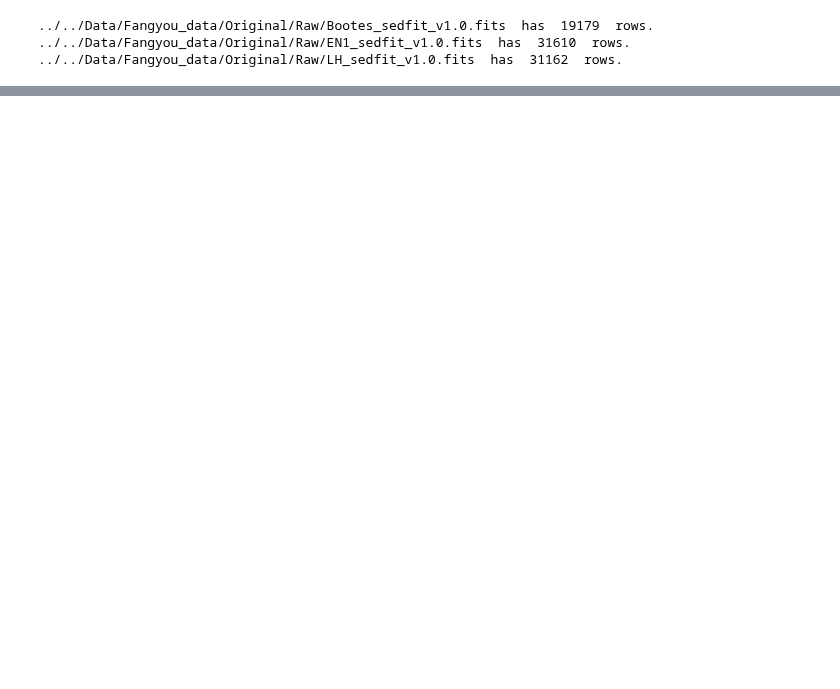
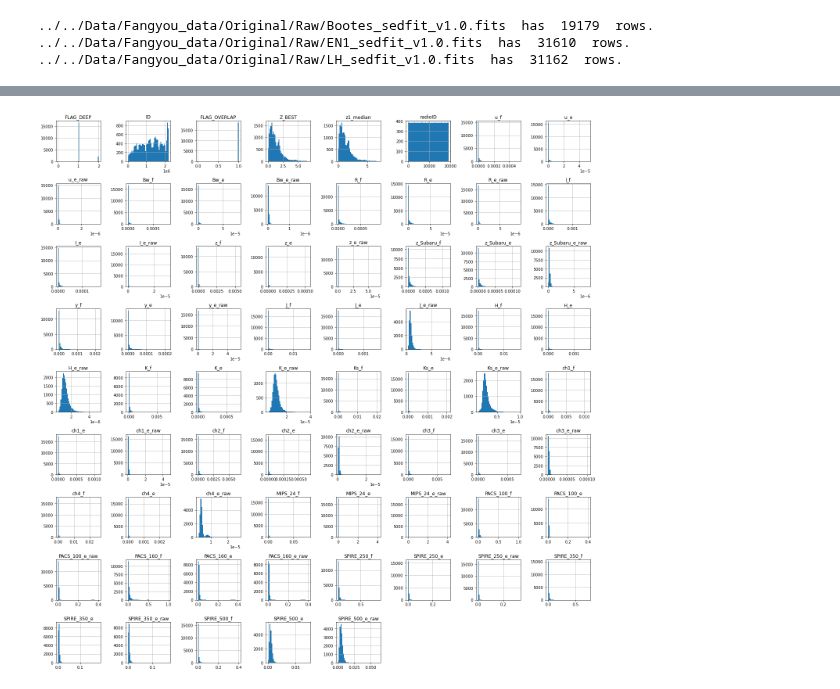
Before and after one commit to jespertjee/LOFAR_ML, a Jupyter notebook: General/Fangyou/Data_Analysis.ipynb, the cells around one changed output, grey strips where cells are left out. Cells and saved outputs as stored; diff of their text form; code cells hidden in the pictures; blank space fills up the shorter version.

```diff
--- a/General/Fangyou/Data_Analysis.ipynb
+++ b/General/Fangyou/Data_Analysis.ipynb
@@ -53,0 +155,6 @@ SPIRE_500_e_raw       718
+# %%
+data[0].hist(figsize = (20,20), bins=50)
+plt.tight_layout()
+plt.savefig("./Output/histograms_Bootes.pdf")
+# %% [output]
+[figure, added]
```
Also changed, not shown: parts of 11 cells of this notebook, 2 other files.
